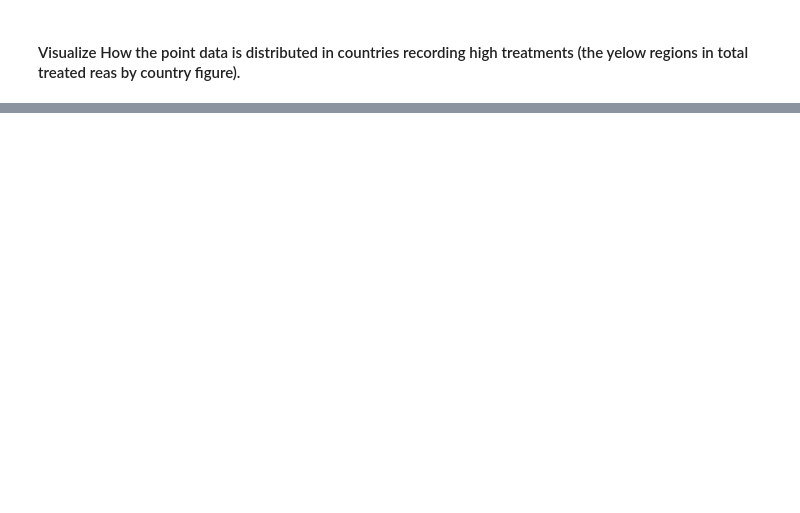
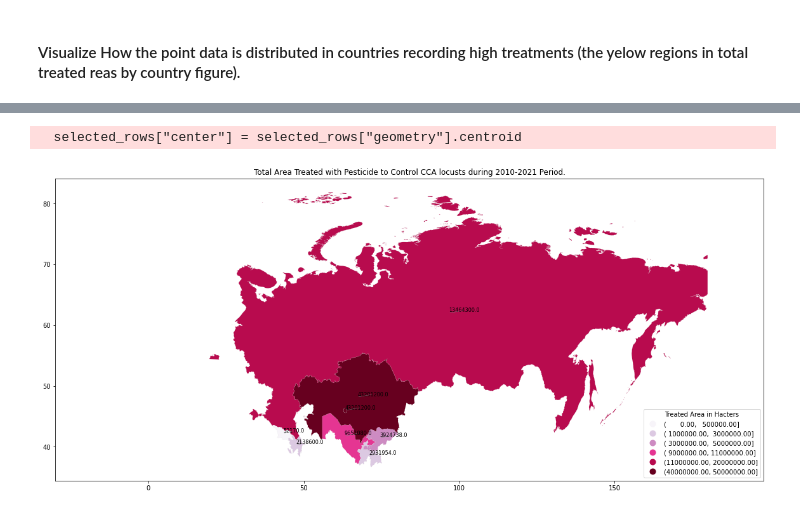
Before and after one commit to Reaganokoth/internship, a Jupyter notebook: Plotting_DL_treatment.ipynb, the cells around one changed output, grey strips where cells are left out. Saved outputs shown, nothing was run; the diff lists cells and outputs as text; code cells hidden in the pictures; blank space fills up the shorter version.

Commit message:
included data from other species cca totals

```diff
--- a/Plotting_DL_treatment.ipynb
+++ b/Plotting_DL_treatment.ipynb
@@ -618,0 +677,5 @@ def unique(list_):
+# %%
+other_species_csv_path = "/Users/rragankonywa/OneDrive/UniWurzburg/EAGLES/Semester3/Internship/DLR_Internship/Internship/week1/CIT_MDA_CCA_MLI_Cental_Asia/2010_2021_ACC_Treatment_data_test.csv"
+
+other_species_csv = pd.read_csv(other_species_csv_path)
+other_species_csv
@@ -618,0 +696,4 @@ def unique(list_):
+# %%
+# group the data by country and year
+other_species_csv_country = other_species_csv.groupby(['Country']).sum().reset_index()
+other_species_csv_country
@@ -618,0 +709,6 @@ def unique(list_):
+# %%
+# Join the csv with the global country boundary
+# rename the column and join the data
+other_species_csv_country = other_species_csv_country.rename(columns = {'Country': "SOVEREIGNT"})
+world_level_0_country_sum_joined_2010_2021 = join_treated_sum_with_adminboundary(other_species_csv_country)
+world_level_0_country_sum_joined_2010_2021
@@ -618,0 +761,59 @@ def unique(list_):
+# %%
+selected_countries = world_level_0_country_sum_joined_2010_2021[~world_level_0_country_sum_joined_2010_2021['T_area (ha)'].isnull()]
+
+minx, miny, maxx, maxy = selected_countries.total_bounds
+
+
+ax = fig, ax = plt.subplots(figsize=(20,15))
+#selected_countries['Year'] = selected_countries['Year'].astype(str)
+
+classi = mapclassify.UserDefined(
+        selected_countries['T_area (ha)'], [0,500000, 1000000, 3000000, 5000000, 7000000, 9000000, 11000000,20000000,40000000,50000000]
+    )
+
+area = True
+mapping = dict([(i,s) for i,s in enumerate(classi.get_legend_classes())])
+
+
+def replace_legend_items(legend, mapping):
+    for txt in legend.texts:
+        for k,v in mapping.items():
+            if txt.get_text() == str(k):
+                txt.set_text(v)
+
+
+
+#f, ax = plt.subplots(1, figsize=(16, 9))
+selected_countries.assign(cl=classi.yb).plot(column='cl', categorical=True, \
+        k=10, cmap='PuRd',linewidth=0.1, ax=ax, \
+        edgecolor='lightgrey', legend=True,
+                              legend_kwds={'title': "Treated Area in Hacters",'loc': 'lower right'})
+    #ax.set_axis_off()
+
+
+ax.set_xlim(minx+150)
+mapping
+
+selected_rows_points = treated_country_name(selected_countries)
+
+texts_countryName = []
+texts_treatmentArea = []
+
+if area == True:
+    field = "T_area (ha)"
+else:
+    field = "SOVEREIGNT"
+
+for x, y, label in zip(selected_rows_points.geometry.x, selected_rows_points.geometry.y, selected_rows_points[field]):
+    texts_treatmentArea.append(plt.text(x, y, label, fontsize = 8))
+
+aT.adjust_text(texts_treatmentArea, force_points=0.3, force_text=0.8, expand_points=(1,1), expand_text=(1,1),
+            arrowprops=dict(arrowstyle="-", color='grey', lw=0.5))
+
+ax.set_title(f"Total Area Treated with Pesticide to Control CCA locusts during 2010-2021 Period.")
+replace_legend_items(ax.get_legend(), mapping)
+plt.show()
+#ax.set_ylim(miny-5, maxy-30)
+# %% [output]
+  selected_rows["center"] = selected_rows["geometry"].centroid
+[figure, added]
```
Also changed, not shown: parts of 18 cells of this notebook.
